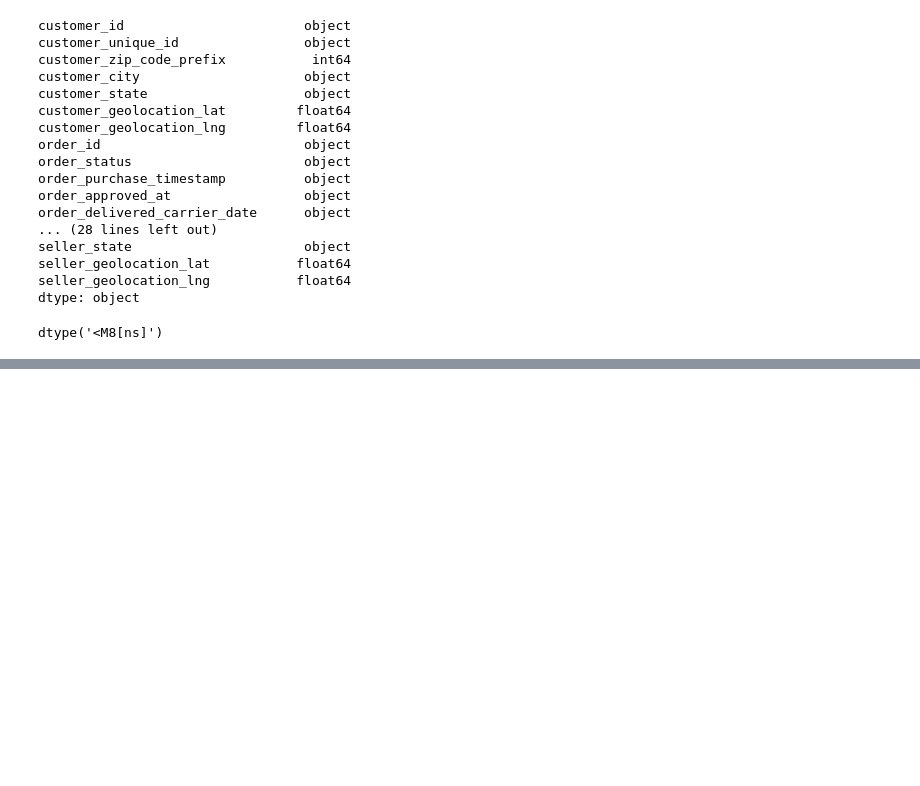
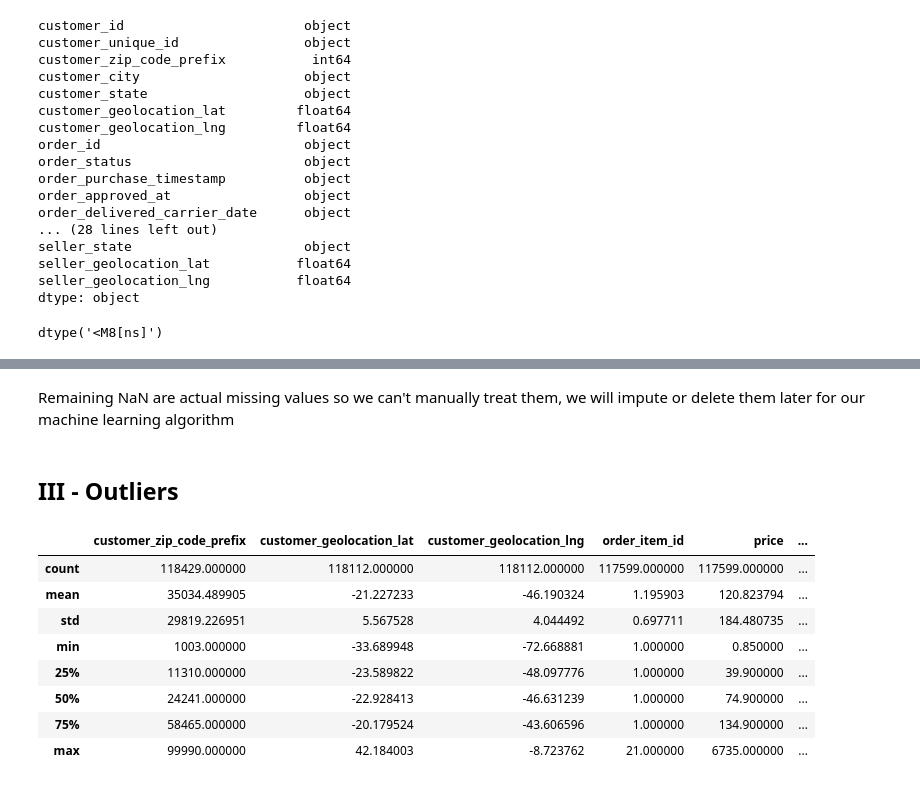
Before and after one commit to RobinPbt/P5-Openclassrooms, a Jupyter notebook: P5_cleaning.ipynb, the cells around one changed output, grey strips where cells are left out. Saved outputs shown, nothing was run; the diff lists cells and outputs as text; code cells hidden in the pictures; blank space fills up the shorter version.

```diff
--- a/P5_cleaning.ipynb
+++ b/P5_cleaning.ipynb
@@ -891,0 +1061,10 @@ dtype('<M8[ns]')
+# %%
+# We have only 2 rows, we will delete them
+
+index_list = missing_order_delivered_carrier_date[missing_order_delivered_carrier_date['order_status'] == 'delivered'].index
+
+data.drop(index_list, inplace=True)
+# %%
+# For other values, we will create 'Not applicable'
+
+data.loc[data['order_delivered_carrier_date'].isna(), 'order_delivered_carrier_date'] = 'Not applicable'
@@ -891,0 +1085,9 @@ dtype('<M8[ns]')
+# %%
+# Delete rows and replace others by 'Not applicable'
+
+index_list = list(missing_order_delivered_customer_date[missing_order_delivered_customer_date['order_status'] == 'delivered'].index)
+index_list.remove(117334) # Already deleted above
+
+data.drop(index_list, inplace=True)
+
+data.loc[data['order_delivered_customer_date'].isna(), 'order_delivered_customer_date'] = 'Not applicable'
@@ -891,0 +1116,16 @@ dtype('<M8[ns]')
+# %% [markdown]
+Remaining NaN are actual missing values so we can't manually treat them, we will impute or delete them later for our machine learning algorithm
+# %% [markdown]
+## III - Outliers
+# %%
+data.describe()
+# %% [output]
+|  | customer_zip_code_prefix | customer_geolocation_lat | customer_geolocation_lng | order_item_id | price | ... |
+| count | 118429.000000 | 118112.000000 | 118112.000000 | 117599.000000 | 117599.000000 | ... |
+| mean | 35034.489905 | -21.227233 | -46.190324 | 1.195903 | 120.823794 | ... |
+| std | 29819.226951 | 5.567528 | 4.044492 | 0.697711 | 184.480735 | ... |
+| min | 1003.000000 | -33.689948 | -72.668881 | 1.000000 | 0.850000 | ... |
+| 25% | 11310.000000 | -23.589822 | -48.097776 | 1.000000 | 39.900000 | ... |
+| 50% | 24241.000000 | -22.928413 | -46.631239 | 1.000000 | 74.900000 | ... |
+| 75% | 58465.000000 | -20.179524 | -43.606596 | 1.000000 | 134.900000 | ... |
+| max | 99990.000000 | 42.184003 | -8.723762 | 21.000000 | 6735.000000 | ... |
```
Also changed, not shown: parts of 37 cells of this notebook.
